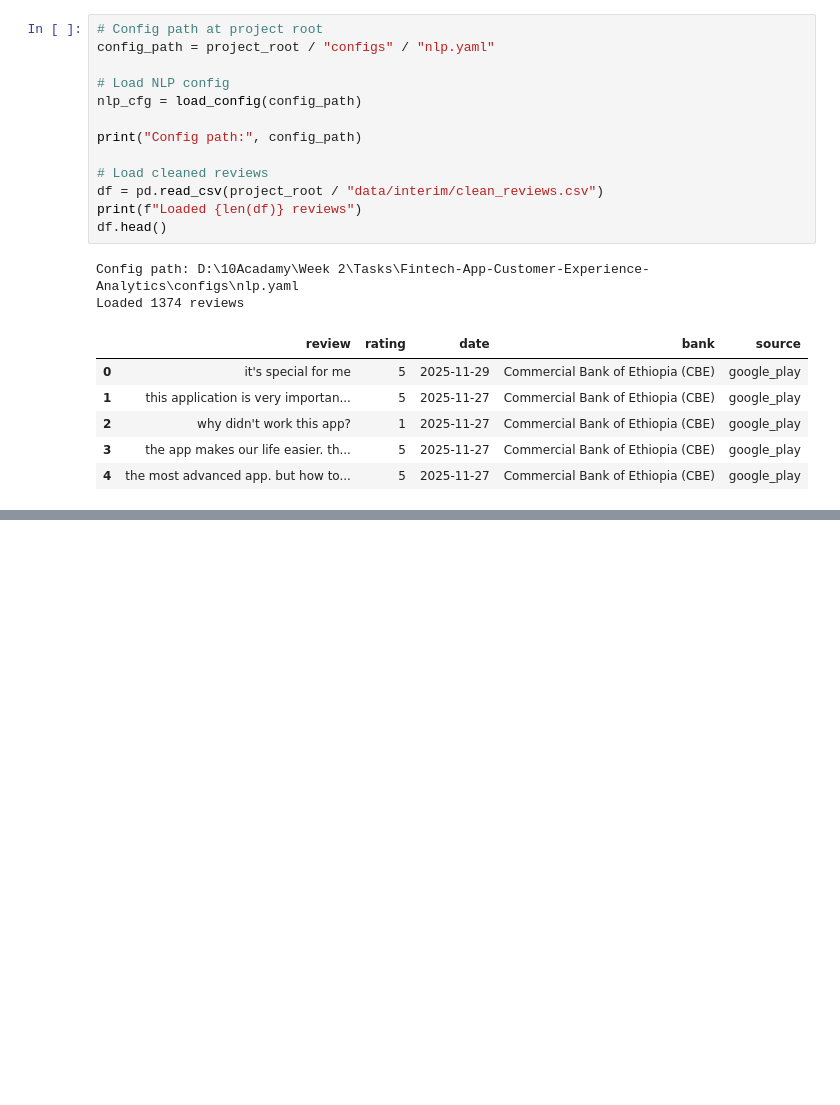
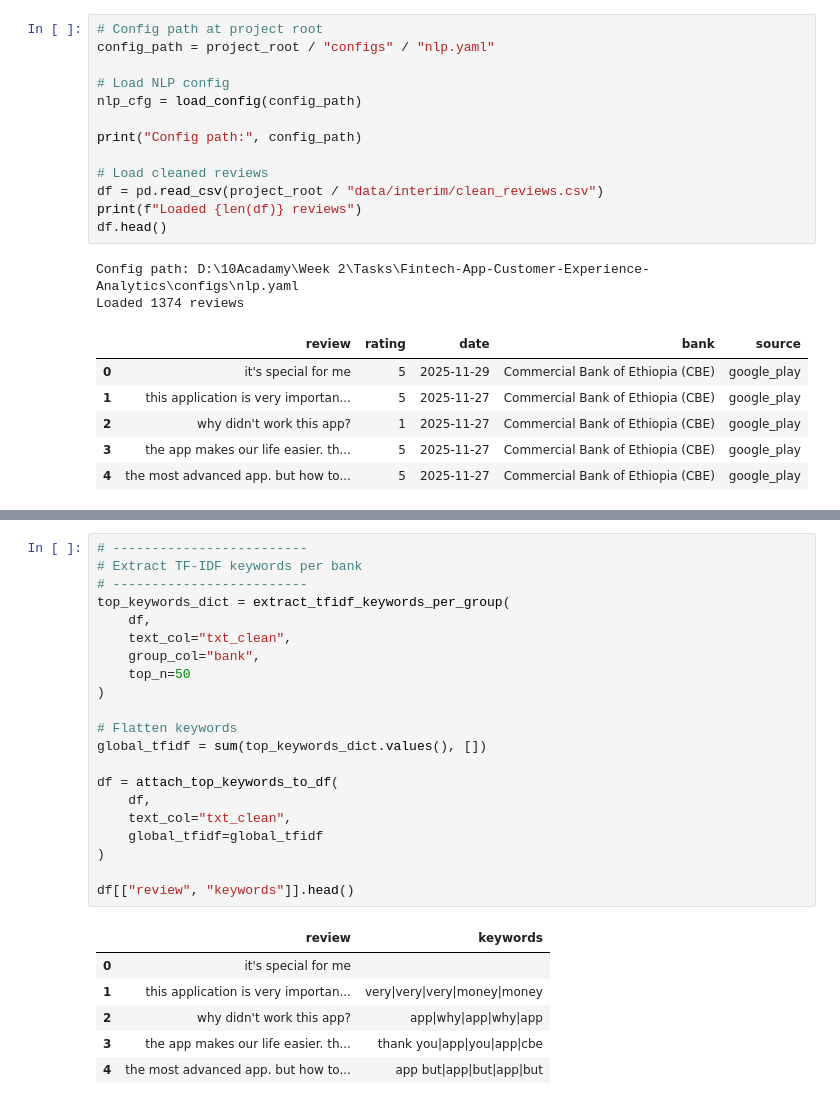
Before and after one commit to tib-dev/Fintech-App-Customer-Experience-Analytics, a Jupyter notebook: notebooks/analysis/sentiment.ipynb, the cells around one changed output, grey strips where cells are left out. Cells and saved outputs as stored; diff of their text form; blank space fills up the shorter version.

```diff
--- a/notebooks/analysis/sentiment.ipynb
+++ b/notebooks/analysis/sentiment.ipynb
@@ -118,0 +93,28 @@ INFO:__main__:Theme mapping complete
+# %%
+# -------------------------
+# Extract TF-IDF keywords per bank
+# -------------------------
+top_keywords_dict = extract_tfidf_keywords_per_group(
+    df,
+    text_col="txt_clean",
+    group_col="bank",
+    top_n=50
+)
+
+# Flatten keywords
+global_tfidf = sum(top_keywords_dict.values(), [])
+
+df = attach_top_keywords_to_df(
+    df,
+    text_col="txt_clean",
+    global_tfidf=global_tfidf
+)
+
+df[["review", "keywords"]].head()
+# %% [output]
+|  | review | keywords |
+| 0 | it's special for me |  |
+| 1 | this application is very importan... | very|very|very|money|money |
+| 2 | why didn't work this app? | app|why|app|why|app |
+| 3 | the app makes our life easier. th... | thank you|app|you|app|cbe |
+| 4 | the most advanced app. but how to... | app but|app|but|app|but |
```
Also changed, not shown: parts of 13 cells of this notebook.
